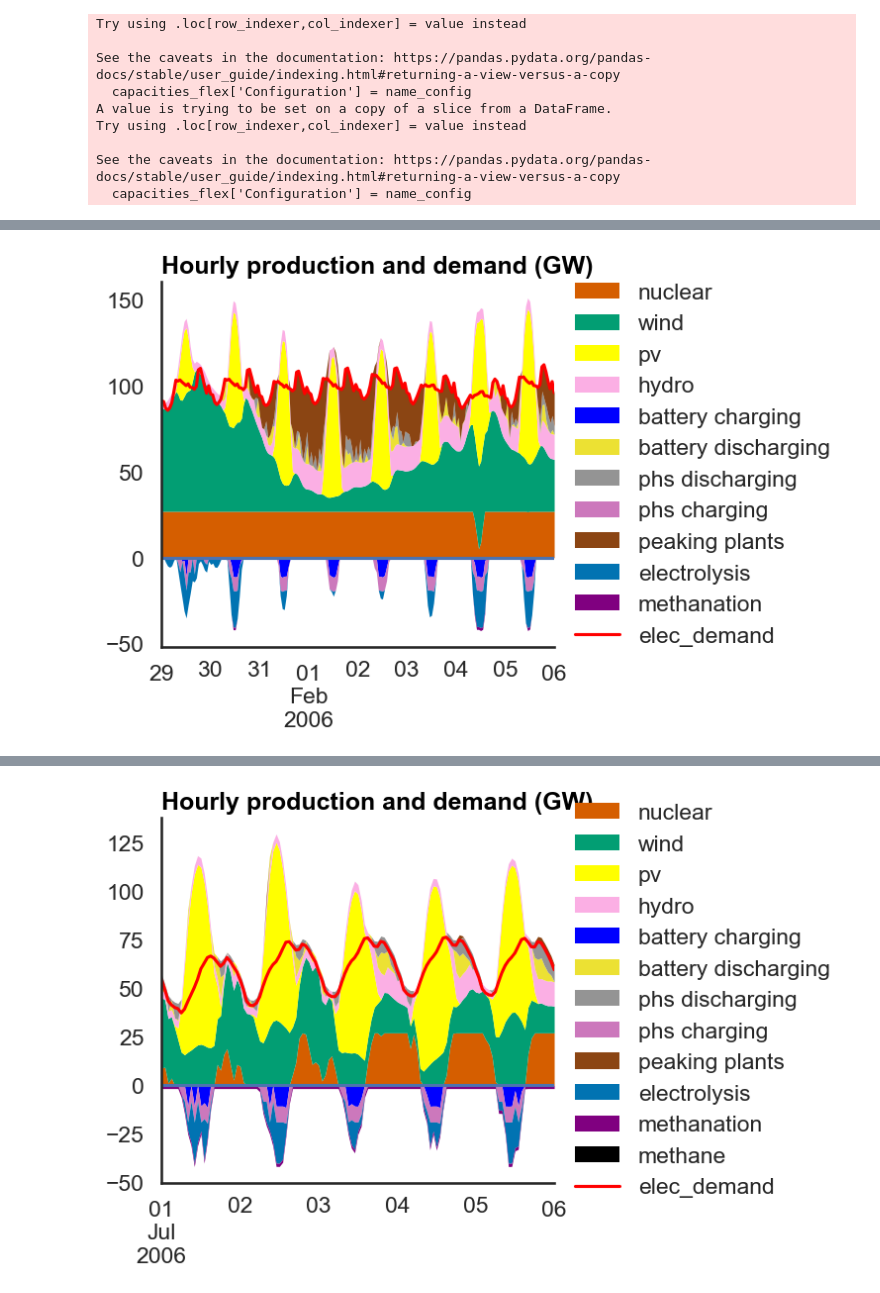
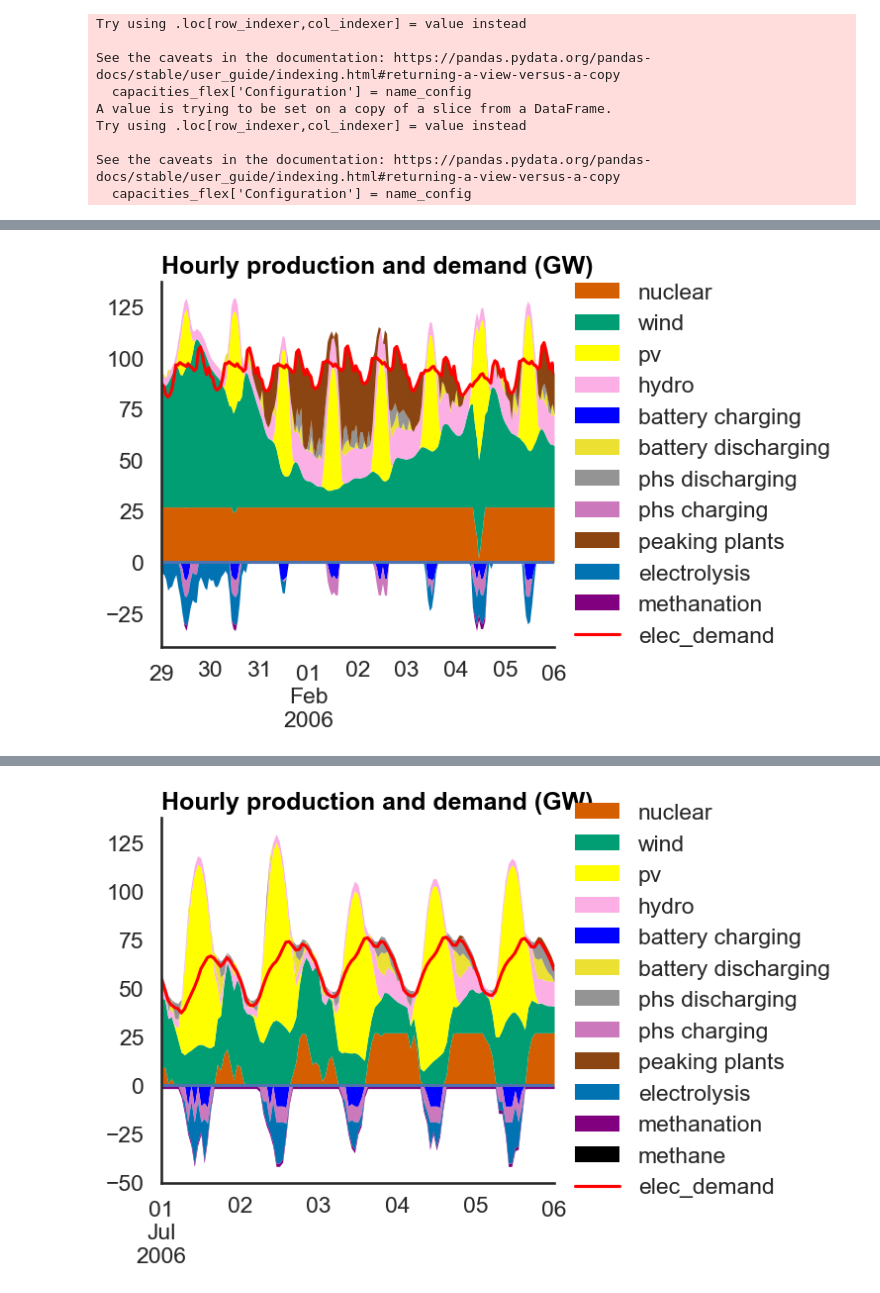
Before and after one commit to CIRED/EOLES-Coupling, a Jupyter notebook: analysis_xps_092023.ipynb, the cells around one changed output, grey strips where cells are left out. Drawn from its saved outputs; the diff is of its cells as text; code cells hidden in the pictures.

```diff
--- a/analysis_xps_092023.ipynb
+++ b/analysis_xps_092023.ipynb
@@ -132,3 +204,35 @@ plot_compare_scenarios(results_resirf, folder=folder, quintiles=True)
+# %%
+# I modified the policies reference file (no cap on total subsidy) + add a constraint on hydrogen storage usage
+sns.set_theme(context="talk", style="white", font_scale=2)
+dict_output = {"Ref S2 N1": os.path.join("eoles/outputs/0918_policies_exogenous_scc/0918_163505_S2_N1_ref_scc"),
+               "Ref S2p N1": os.path.join("eoles/outputs/0918_policies_exogenous_scc/0918_160133_S2p_N1_ref_scc"),
+               "Ref S3 N1": os.path.join("eoles/outputs/0918_policies_exogenous_scc/0918_161810_S3_N1_ref_scc"),
+               }
+
+results_resirf = {}
+for path, name_config in zip(dict_output.values(), [n for n in dict_output.keys()]):
+    with open(os.path.join(path, 'coupling_results.pkl'), "rb") as file:
+        output = load(file)
+        results_resirf[name_config] = output["Output global ResIRF ()"]
+
+folder=os.path.join("eoles/outputs/comparison/0918_resirf_exogenous_scc")
+# date = datetime.datetime.now().strftime("%m%d_%H%M%S")
+# folder = os.path.join(folder, f'{date}_S3_N1')
+if not os.path.isdir(folder):
+    os.mkdir(folder)
+
+# Plots coupling
+# coordinates = {
+#     'Global renovation': (20, -20),
+#     'Proportional': (20, 5)
+# }
+
+total_system_costs_df, consumption_savings_tot_df, complete_system_costs_2050_df = comparison_simulations(
+    dict_output, ref="Ref S2 N1", greenfield=False, health=True, save_path=folder, carbon_constraint=False, percent=True, y_min=0, x_min=0, x_max=35, rotation=90, coordinates=None, smallest_size=100, biggest_size=600, fontsize=20, pdf=False)
+
+# # Plots ResIRF
+results_resirf["Reference"] = results_resirf.pop("Ref S2 N1")
+plot_compare_scenarios(results_resirf, folder=folder, quintiles=True)
 # %%
 sns.set_theme(context="talk", style="white", font_scale=2)
 dict_output = {"Reference": os.path.join("eoles/outputs/0908_185232_uniform_S3_N1_ref"),
@@ -284,10 +474,11 @@ See the caveats in the documentation: https://pandas.pydata.org/pandas-docs/stab
 # %%
 sns.set_theme(context="talk", style="white")
 hourly_generation = pd.read_csv("eoles/outputs/0910_S3_N1/0910_191912_uniform_S3_N1/dataframes/hourly_generation_2050.csv", index_col=0)
+hourly_generation = pd.read_csv("eoles/outputs/0918_policies_exogenous_scc/0918_161810_S3_N1_ref_scc/dataframes/hourly_generation_2050.csv", index_col=0)
 
 climate = 2006
 
 date_start, date_end = datetime.datetime(2006, 1, 29, 0, 0), datetime.datetime(2006, 2, 6, 0, 0)
 plot_typical_week(hourly_generation, date_start, date_end, climate, save_path=None, methane=False)
 # %% [output]
-[figure, old version]
+[figure, new version]
```
Also changed, not shown: parts of 21 cells of this notebook, 45 other files.
